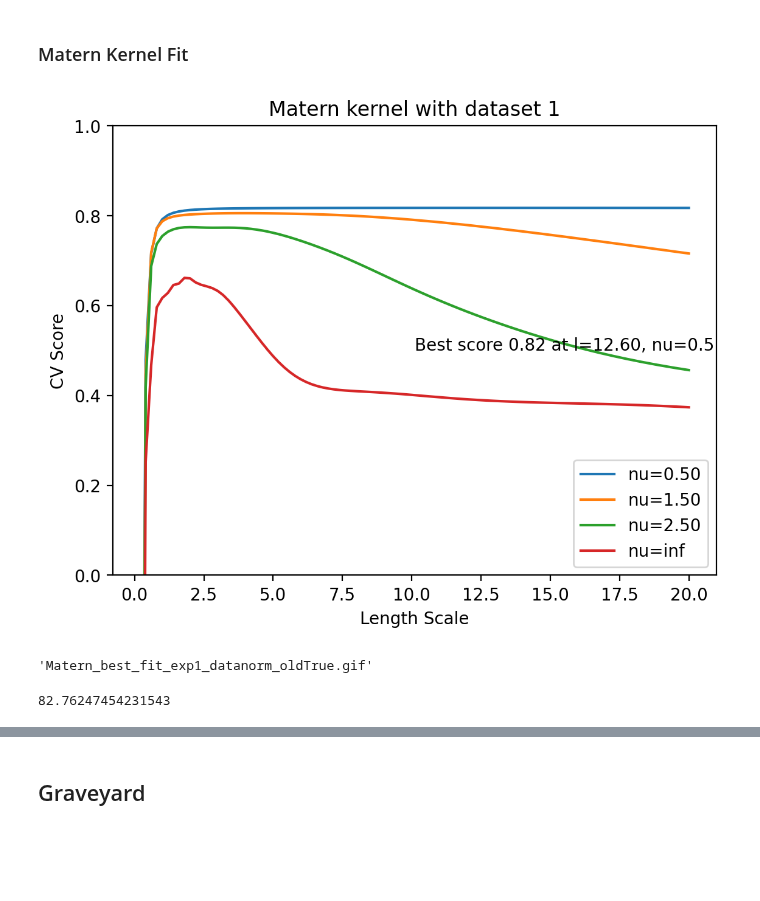
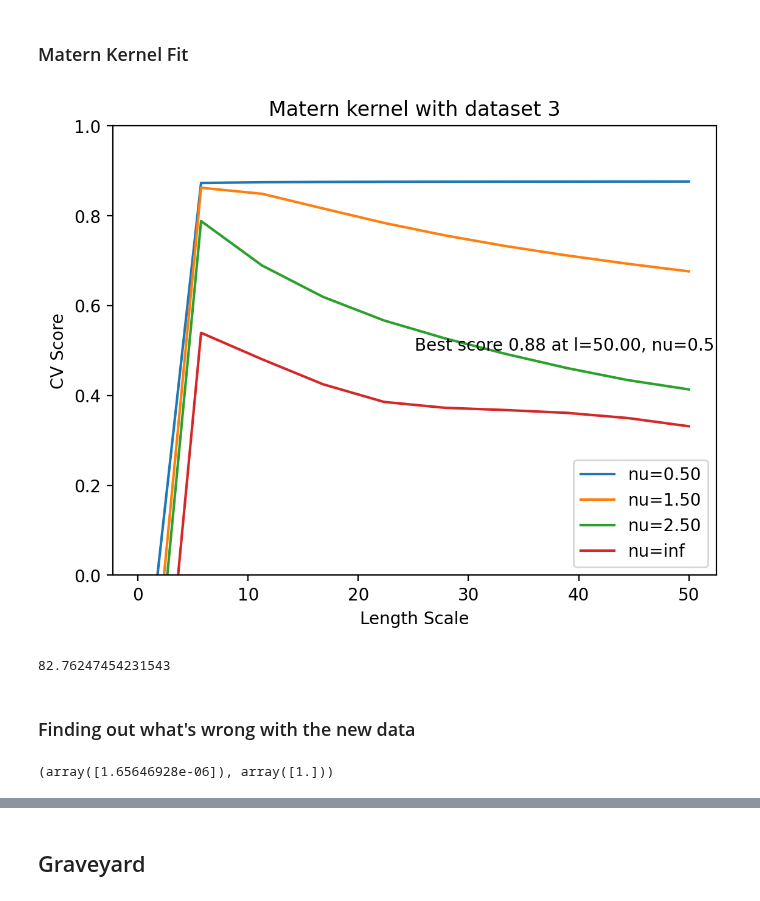
Before and after one commit to yubinhu/Venus-Exploration, a Jupyter notebook: Scripts/GRonDatav2.0.ipynb, the cells around one changed output, grey strips where cells are left out. Drawn from its saved outputs; the diff is of its cells as text; code cells hidden in the pictures; blank space fills up the shorter version.

```diff
--- a/Scripts/GRonDatav2.0.ipynb
+++ b/Scripts/GRonDatav2.0.ipynb
@@ -166,11 +169,11 @@ array([0.86230296, 0.76214242, 0.68104857, 0.83227535, 0.78560923])
 # %% [markdown]
 ### Matern Kernel Fit
 # %%
-old_data = True
+old_data = False
 datanorm = True
 
 results = {}
-lc_range = np.linspace(0.2, 20, 100)
+lc_range = np.linspace(0.2, 50, 10)
 # nu_range = list(np.linspace(0.3, 0.8, 5))
 nu_range = [0.5, 1.5, 2.5, float('inf')]
 
@@ -194,35 +197,35 @@ for run_idx in ['1', '2', '3']: #
   clf = GridSearchCV(estimator=gpr, param_grid=param_grid).fit(X, y)
   results[run_idx] = clf
 # %%
-run_idx = '1'
+run_idx = '3'
 result = results[run_idx].cv_results_['mean_test_score'].reshape(len(lc_range), len(nu_range))
 
 for i, nu in enumerate(nu_range):
     plt.plot(lc_range,result[:, i], label="nu=%.2f"%nu) # , marker='x'
     plt.ylim(0,1)
 best_lengh_scale = results[run_idx].best_params_["kernel__length_scale"]
 text = "Best score %.2f at l=%.2f, nu=%s"%(results[run_idx].best_score_,
                                            results[run_idx].best_params_["kernel__length_scale"],
                                            results[run_idx].best_params_["kernel__nu"])
 plt.text((lc_range[0]+lc_range[-1])/2, 0.5, text)
 plt.title("Matern kernel with dataset %s"%run_idx)
 plt.xlabel("Length Scale")
 plt.ylabel("CV Score")
 plt.legend()
 plt.savefig("../Graphs/Matern_tuning_exp%s_l0.2to20_datanorm_old%r.png"%(run_idx, old_data))
 plt.show()
 # %% [output]
-[figure, old version]
+[figure, new version]
 # %%
 from VenusOpt.utils import get_scaler
-run_idx = '1'
+run_idx = '2'
 venus = gpr_to_venus(results[run_idx], get_scaler(use_datanorm=datanorm))
 plotter.plot4d(venus.bbf, np.linspace(116, 128, 30), bound2d=plotter.Bound2d(97, 110, 97, 110),
-               wbounds=(0, 170),
+               wbounds=(0, 180),
                func_name="Matern_best_fit_exp%s_datanorm_old%r"%(run_idx, old_data), fps=5, save_images=False)
-# %% [output]
-'Matern_best_fit_exp1_datanorm_oldTrue.gif'
 # %%
 venus.bbf(97,97,120)
 # %% [output]
 82.76247454231543
+# %% [markdown]
+### Finding out what's wrong with the new data
@@ -228,0 +250,4 @@ venus.bbf(97,97,120)
+# %%
+gpr.predict(np.array([[105,105,110]]), return_std=True)
+# %% [output]
+(array([1.65646928e-06]), array([1.]))
```
Also changed, not shown: parts of 6 cells of this notebook, 32 other files.
